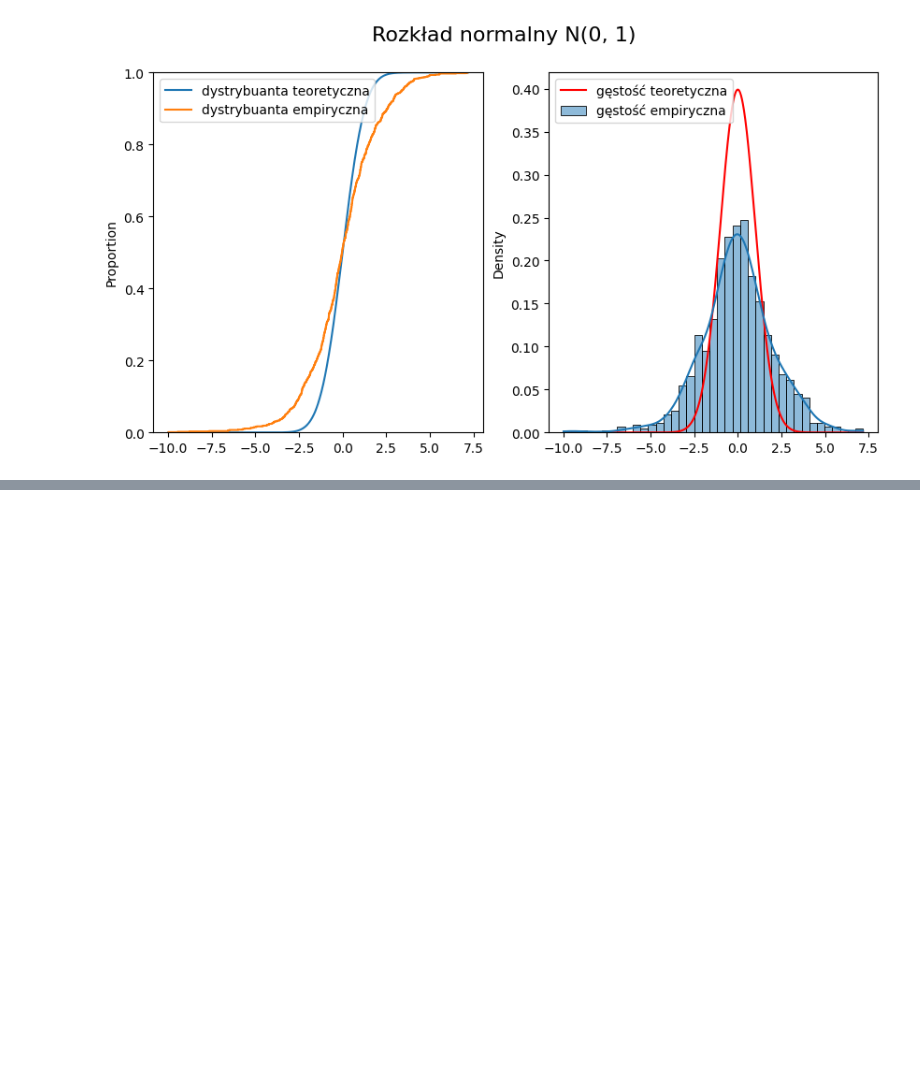
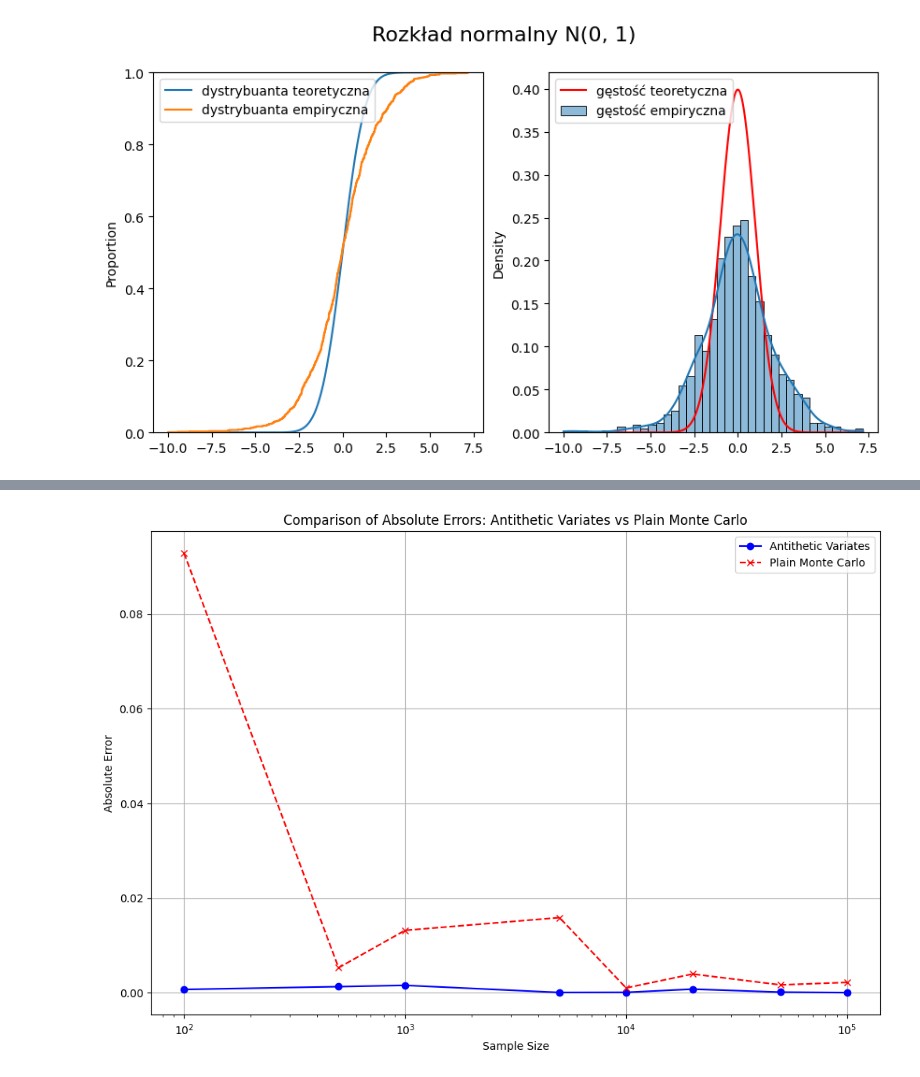
Before and after one commit to mathieuboro/symulacje, a Jupyter notebook: Raport_Sym.ipynb, the cells around one changed output, grey strips where cells are left out. Drawn from its saved outputs; the diff is of its cells as text; code cells hidden in the pictures; blank space fills up the shorter version.

```diff
--- a/Raport_Sym.ipynb
+++ b/Raport_Sym.ipynb
@@ -227,10 +232,10 @@ plot_pdf_cdf(generated_ziggurat)
 # %%
 def monte_carlo_integrate(func, a, b, num_points):
-    total = 0
-    for _ in range(num_points):
-        x = np.random.uniform(a, b)
-        total += func(x)
-    average = total / num_points
+    x_samples = np.random.uniform(a, b, num_points)
+
+    f_x = func(x_samples)
+    average = np.mean(f_x)
+
     return average * (b - a)
 
 def func(x):
@@ -245,0 +273,23 @@ Wynik Monte Carlo: 3.1488887554994425
+# %%
+sample_sizes = [100, 500, 1000, 5000, 10000, 20000, 50000, 100000]
+
+results_antithetic = {"Sample Size": [], "MC Estimate (Antithetic)": [], "Absolute Error (Antithetic)": []}
+results_plain_mc = {"Sample Size": [], "MC Estimate (Plain)": [], "Absolute Error (Plain)": []}
+
+for n in sample_sizes:
+    estimate_antithetic = monte_carlo_antithetic(func, 0, 1, n)
+    absolute_error_antithetic = np.abs(estimate_antithetic - np.pi)
+    results_antithetic["Sample Size"].append(n)
+    results_antithetic["MC Estimate (Antithetic)"].append(estimate_antithetic)
+    results_antithetic["Absolute Error (Antithetic)"].append(absolute_error_antithetic)
+
+    estimate_plain = monte_carlo_integrate(func, 0, 1, n)
+    absolute_error_plain = np.abs(estimate_plain - np.pi)
+    results_plain_mc["Sample Size"].append(n)
+    results_plain_mc["MC Estimate (Plain)"].append(estimate_plain)
+    results_plain_mc["Absolute Error (Plain)"].append(absolute_error_plain)
+
+results_df = pd.DataFrame(results_antithetic)
+results_plain_mc_df = pd.DataFrame(results_plain_mc)
+comparison_df = pd.merge(results_plain_mc_df, results_df, on="Sample Size")
+comparison_df
@@ -245,0 +306,13 @@ Wynik Monte Carlo: 3.1488887554994425
+# %%
+plt.figure(figsize=(12, 8))
+plt.plot(comparison_df["Sample Size"], comparison_df["Absolute Error (Antithetic)"], marker='o', linestyle='-', color='b', label='Antithetic Variates')
+plt.plot(comparison_df["Sample Size"], comparison_df["Absolute Error (Plain)"], marker='x', linestyle='--', color='r', label='Plain Monte Carlo')
+plt.title("Comparison of Absolute Errors: Antithetic Variates vs Plain Monte Carlo")
+plt.xlabel("Sample Size")
+plt.ylabel("Absolute Error")
+plt.xscale("log")
+plt.legend()
+plt.grid(True)
+plt.show()
+# %% [output]
+[figure, added]
```
Also changed, not shown: parts of 10 cells of this notebook.
